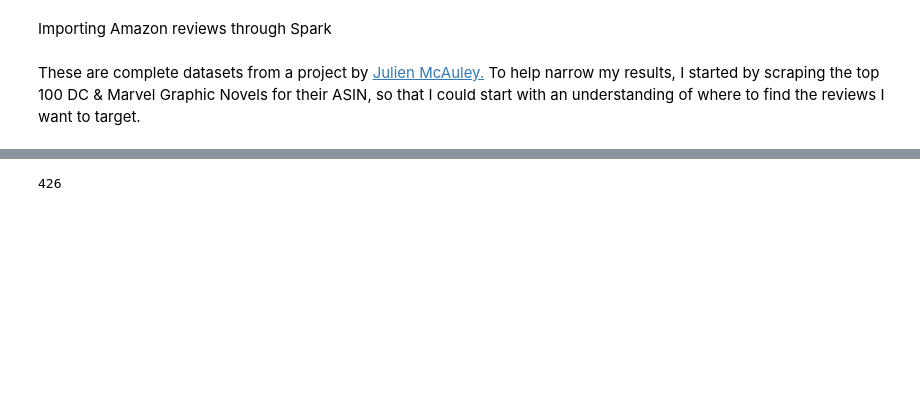
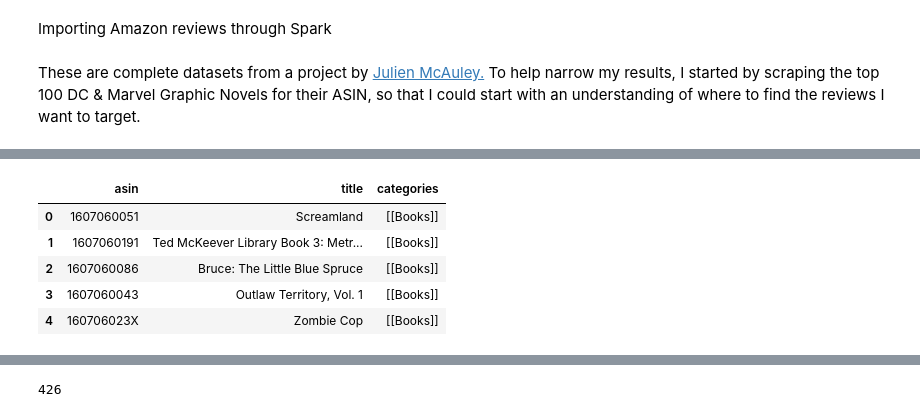
Before and after one commit to jnawjux/intocomics, a Jupyter notebook: amazon_reviews_eda.ipynb, the cells around one changed output, grey strips where cells are left out. Cells and saved outputs as stored; diff of their text form; code cells hidden in the pictures; blank space fills up the shorter version.

```diff
--- a/amazon_reviews_eda.ipynb
+++ b/amazon_reviews_eda.ipynb
@@ -78,0 +143,9 @@ marvel_meta = metadata.filter(col("asin").isin(all_ids)).toPandas()
+# %%
+query = """
+SELECT
+    asin,
+    title,
+    categories
+    FROM metadata
+    WHERE asin LIKE '160706%'
+"""
@@ -78,0 +154,11 @@ marvel_meta = metadata.filter(col("asin").isin(all_ids)).toPandas()
+# %%
+image_meta = spark.sql(query).toPandas()
+# %%
+image_meta.head()
+# %% [output]
+|  | asin | title | categories |
+| 0 | 1607060051 | Screamland | [[Books]] |
+| 1 | 1607060191 | Ted McKeever Library Book 3: Metr... | [[Books]] |
+| 2 | 1607060086 | Bruce: The Little Blue Spruce | [[Books]] |
+| 3 | 1607060043 | Outlaw Territory, Vol. 1 | [[Books]] |
+| 4 | 160706023X | Zombie Cop | [[Books]] |
```
Also changed, not shown: parts of 56 cells of this notebook, 3 other files.
